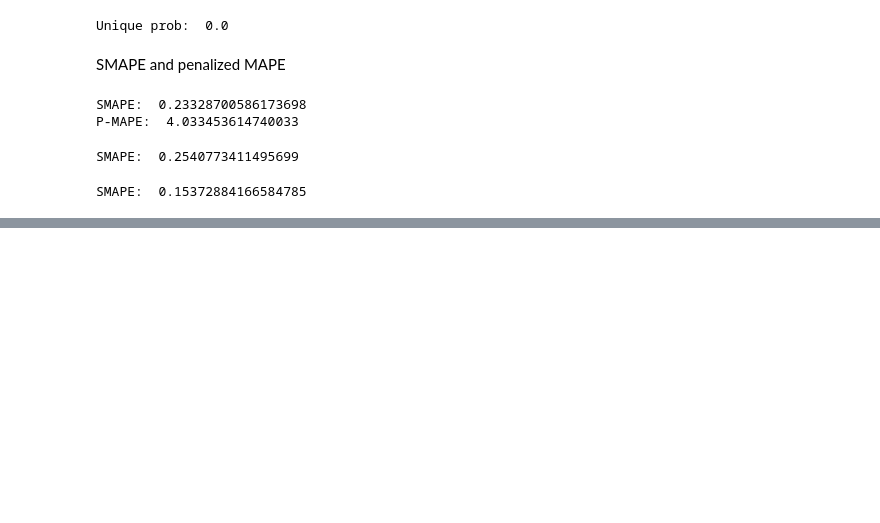
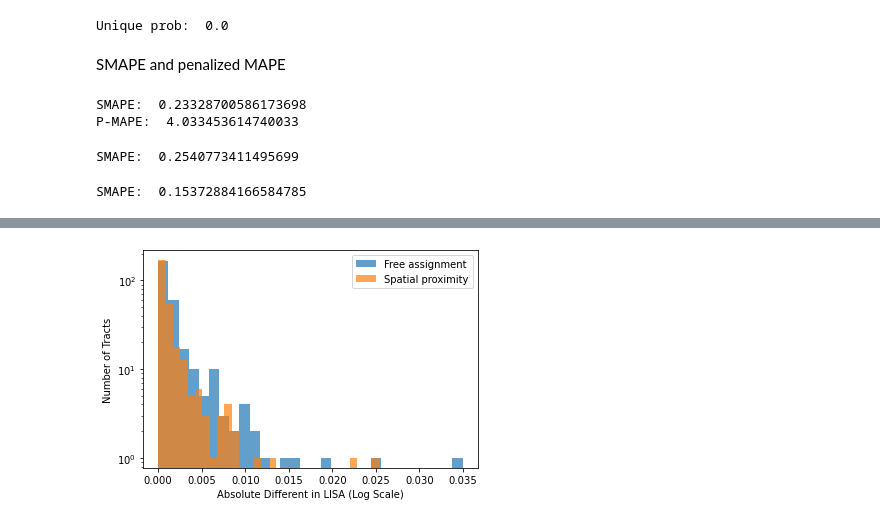
Before and after one commit to linyuehzzz/privacy-framework, a Jupyter notebook: set-coverage-exact-k.ipynb, the cells around one changed output, grey strips where cells are left out. Drawn from its saved outputs; the diff is of its cells as text; code cells hidden in the pictures; blank space fills up the shorter version.

```diff
--- a/set-coverage-exact-k.ipynb
+++ b/set-coverage-exact-k.ipynb
@@ -644,0 +668,30 @@ The PostScript backend does not support transparency; partially transparent arti
+# %%
+import numpy as np
+import geopandas as gpd
+from pysal.lib import weights
+from pysal.explore import esda
+import matplotlib.pyplot as plt  # Graphics
+
+filename_gdf = 'data/franklin_tract10.json'
+gdf = gpd.read_file(filename_gdf)
+merged_sp = gdf.set_index('GEOID10').join(hist2.set_index('TRACT'))
+merged_sp["0101_pct_before"] = merged_sp["0100"]/(merged_sp["0000"]+merged_sp["0100"]+merged_sp["0200"]+merged_sp["0300"]+merged_sp["0400"]+merged_sp["0500"]+merged_sp["0600"]+merged_sp["0001"]+merged_sp["0101"]+merged_sp["0201"]+merged_sp["0301"]+merged_sp["0401"]+merged_sp["0501"]+merged_sp["0601"]) * 100
+merged_sp = merged_sp.sort_index()
+
+gdf['GEOID10'] = gdf['GEOID10'].astype(str)
+w = weights.distance.KNN.from_dataframe(gdf, k=20)
+w.transform = 'R'
+lisa = esda.moran.Moran_Local(merged_sp["0101_pct_before"], w)
+merged_sp["lisa_before"] = lisa.Is
+
+# # Assign new column with local statistics on-the-fly
+# merged_sp.assign(Is=lisa.Is).plot(
+#     column='lisa_before',
+#     cmap='plasma',
+#     scheme='quantiles',
+#     k=5,
+#     edgecolor='white',
+#     linewidth=0.1,
+#     alpha=0.75,
+#     legend=True
+# )
@@ -644,0 +767,10 @@ The PostScript backend does not support transparency; partially transparent arti
+# %%
+merged_fa.lisa_dif.plot.hist(bins=30, alpha=0.7, log=True)
+merged_sp.lisa_dif.plot.hist(bins=30, alpha=0.7, log=True)
+
+plt.xlabel('Absolute Different in LISA (Log Scale)')
+plt.ylabel('Number of Tracts')
+plt.legend(['Free assignment', 'Spatial proximity'])
+plt.savefig('plot/lisa_scm_hist.svg')
+# %% [output]
+[figure, added]
```
Also changed, not shown: parts of 10 cells of this notebook, 18 other files.
